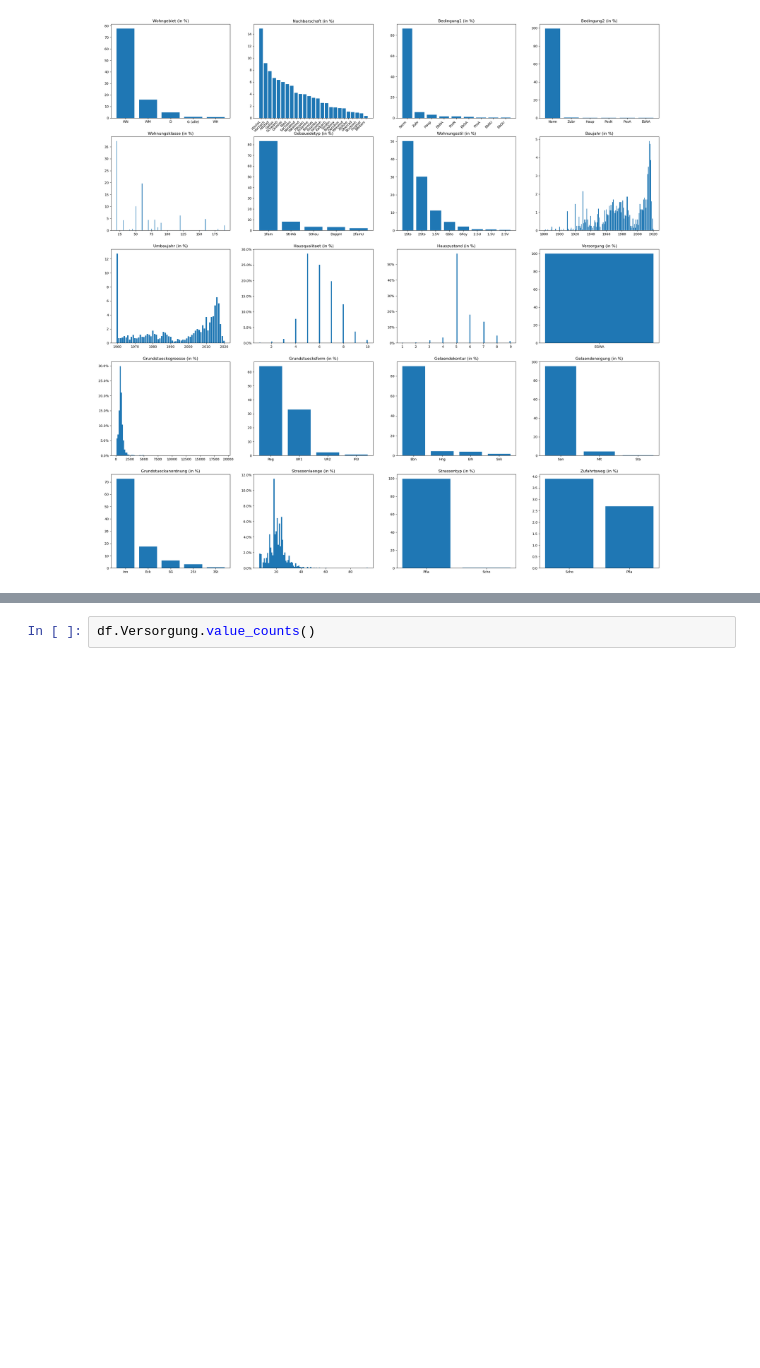
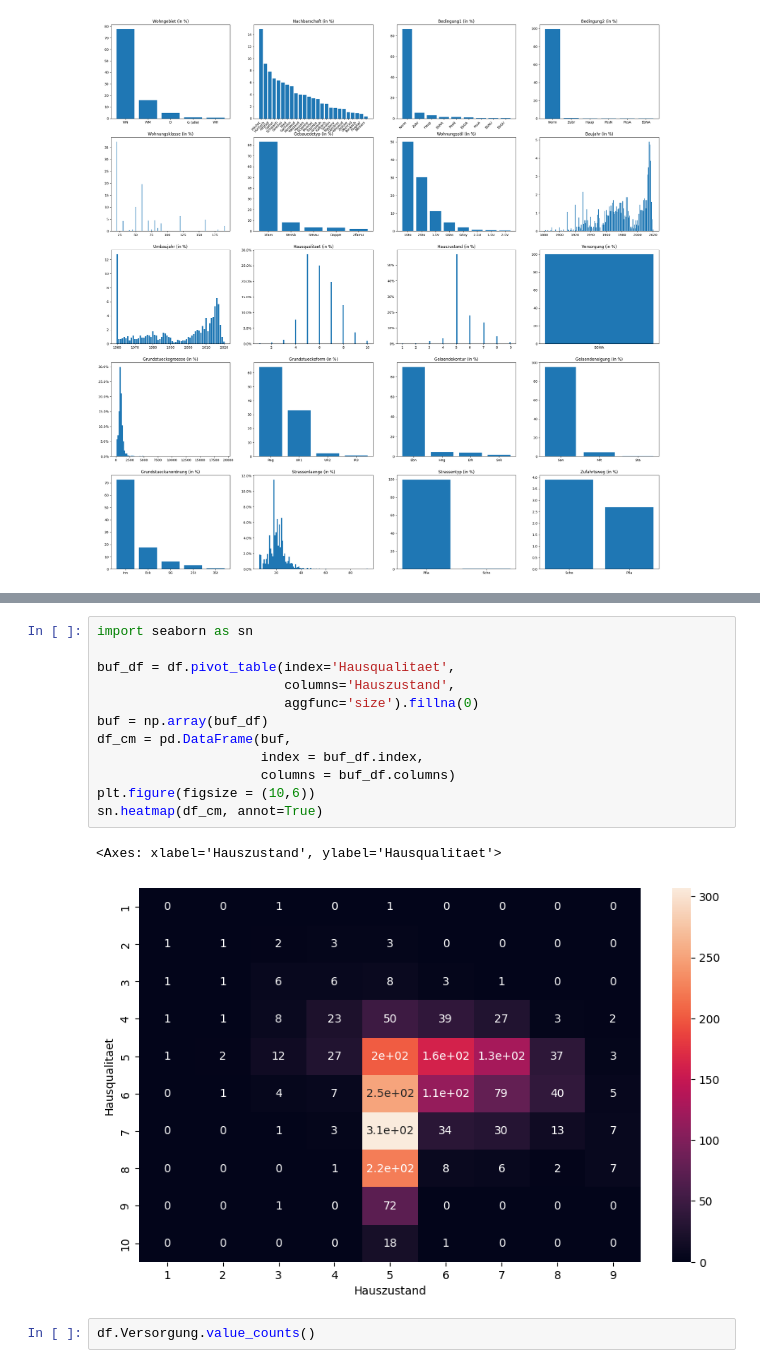
Before and after one commit to FlowBYRN/ml_hackathon, a Jupyter notebook: Analyze_Eva.ipynb, the cells around one changed output, grey strips where cells are left out. Saved outputs shown, nothing was run; the diff lists cells and outputs as text; blank space fills up the shorter version.

```diff
--- a/Analyze_Eva.ipynb
+++ b/Analyze_Eva.ipynb
@@ -442,3 +497,18 @@ plot_scatters(df)
+# %%
+import seaborn as sn
+
+buf_df = df.pivot_table(index='Hausqualitaet',
+                        columns='Hauszustand',
+                        aggfunc='size').fillna(0)
+buf = np.array(buf_df)
+df_cm = pd.DataFrame(buf,
+                     index = buf_df.index,
+                     columns = buf_df.columns)
+plt.figure(figsize = (10,6))
+sn.heatmap(df_cm, annot=True)
+# %% [output]
+<Axes: xlabel='Hauszustand', ylabel='Hausqualitaet'>
+[figure, added]
 # %%
 df.Versorgung.value_counts()
 # %% [output]
```
Also changed, not shown: parts of 9 cells of this notebook.
